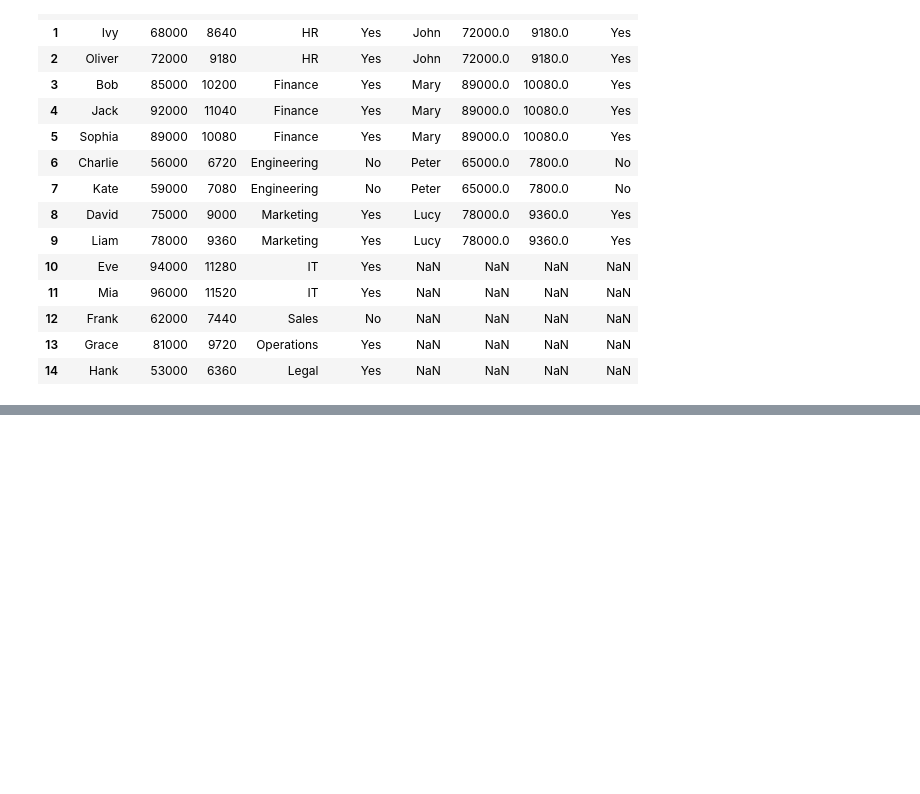
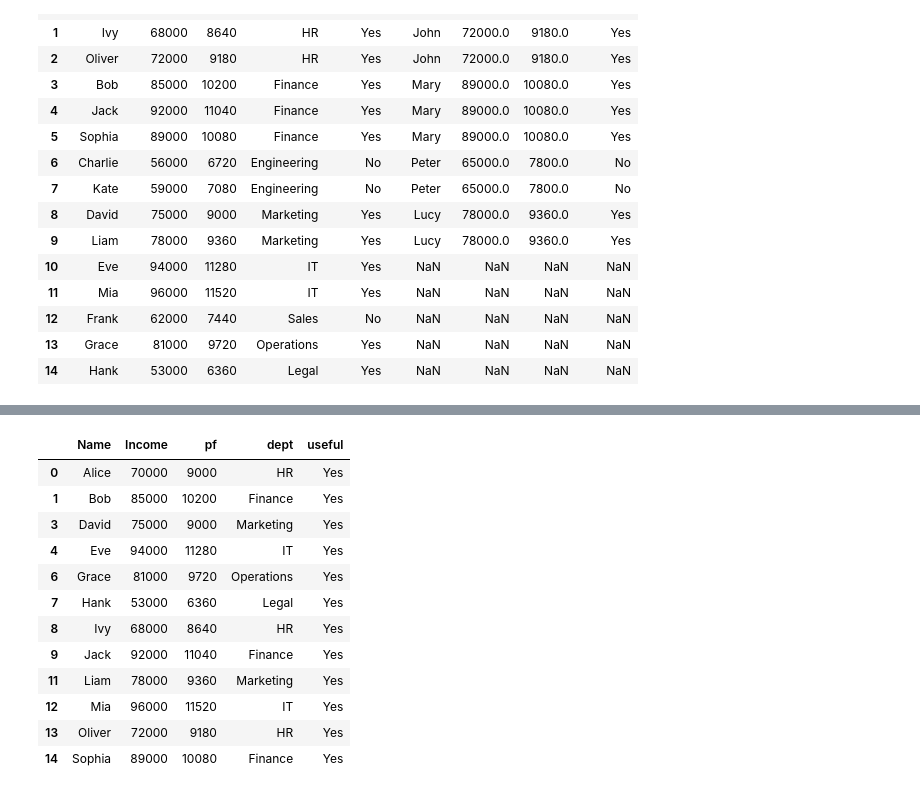
Before and after one commit to suryakanth-pillalamarri/Pandas, a Jupyter notebook: practice.ipynb, the cells around one changed output, grey strips where cells are left out. Drawn from its saved outputs; the diff is of its cells as text; code cells hidden in the pictures; blank space fills up the shorter version.

Commit message:
added group by

```diff
--- a/practice.ipynb
+++ b/practice.ipynb
@@ -462,0 +484,4 @@ merged_df_outer
+# %%
+grouped_df=df.groupby('dept')
+for group_name,group in grouped_df:
+    print(group_name,'\n',group)
@@ -462,0 +506,18 @@ merged_df_outer
+# %%
+filtered_groups = df.groupby("useful").filter(lambda group: len(group) > 3)
+#prints if lenths of group either yes or no in based on the count
+filtered_groups
+# %% [output]
+|  | Name | Income | pf | dept | useful |
+| 0 | Alice | 70000 | 9000 | HR | Yes |
+| 1 | Bob | 85000 | 10200 | Finance | Yes |
+| 3 | David | 75000 | 9000 | Marketing | Yes |
+| 4 | Eve | 94000 | 11280 | IT | Yes |
+| 6 | Grace | 81000 | 9720 | Operations | Yes |
+| 7 | Hank | 53000 | 6360 | Legal | Yes |
+| 8 | Ivy | 68000 | 8640 | HR | Yes |
+| 9 | Jack | 92000 | 11040 | Finance | Yes |
+| 11 | Liam | 78000 | 9360 | Marketing | Yes |
+| 12 | Mia | 96000 | 11520 | IT | Yes |
+| 13 | Oliver | 72000 | 9180 | HR | Yes |
+| 14 | Sophia | 89000 | 10080 | Finance | Yes |
```
Also changed, not shown: parts of 5 cells of this notebook.
